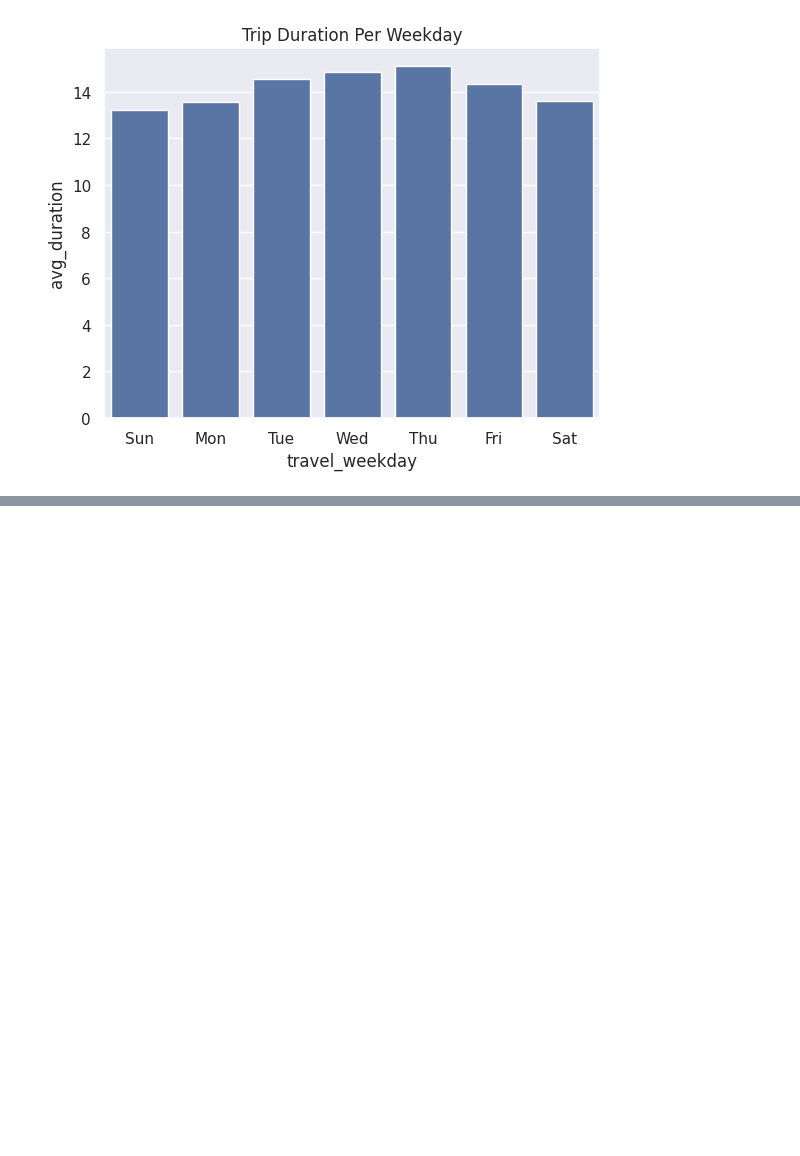
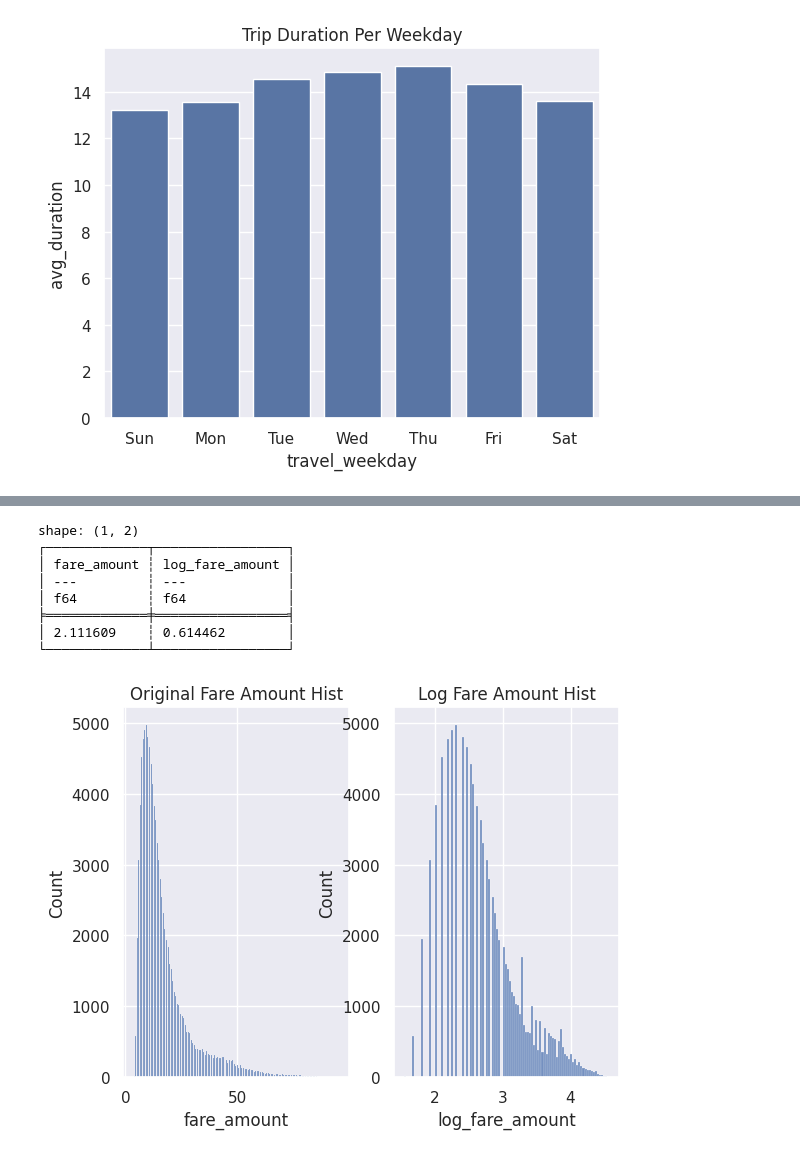
Before and after one commit to alavi-sam/NYC-Taxi, a Jupyter notebook: scripts/EDA.ipynb, the cells around one changed output, grey strips where cells are left out. Saved outputs shown, nothing was run; the diff lists cells and outputs as text; code cells hidden in the pictures; blank space fills up the shorter version.

```diff
--- a/scripts/EDA.ipynb
+++ b/scripts/EDA.ipynb
@@ -941,0 +951,13 @@ plt.show()
+# %%
+print(df.columns)
+numeric_cols = [
+    'fare_per_minute',
+    'avg_speed',
+    'trip_duration',
+    'fare_per_mile',
+    'distance_ratio',
+    'route_mean_distance',
+    'fare_amount'
+]
+
+df.select(pl.col(numeric_cols).skew()).collect()
@@ -941,0 +1037,34 @@ plt.show()
+# %%
+df = df.with_columns(
+    [
+        pl.col(column).log1p().alias(f'log_{column}') for column in numeric_cols
+    ]
+)
+# %%
+sample_df = df.select(pl.col(['fare_amount', 'log_fare_amount'])).collect().sample(n=100000, seed=42)
+
+print(sample_df.select(
+    pl.col(['fare_amount', 'log_fare_amount']).skew()
+))
+
+
+fig, axes = plt.subplots(ncols=2, nrows=1)
+
+
+sns.histplot(sample_df, x='fare_amount', ax=axes[0])
+axes[0].set_title('Original Fare Amount Hist')
+
+sns.histplot(sample_df, x = 'log_fare_amount', ax=axes[1])
+axes[1].set_title('Log Fare Amount Hist')
+
+plt.show()
+# %% [output]
+shape: (1, 2)
+┌─────────────┬─────────────────┐
+│ fare_amount ┆ log_fare_amount │
+│ ---         ┆ ---             │
+│ f64         ┆ f64             │
+╞═════════════╪═════════════════╡
+│ 2.111609    ┆ 0.614462        │
+└─────────────┴─────────────────┘
+[figure, added]
```
Also changed, not shown: parts of 13 cells of this notebook.
